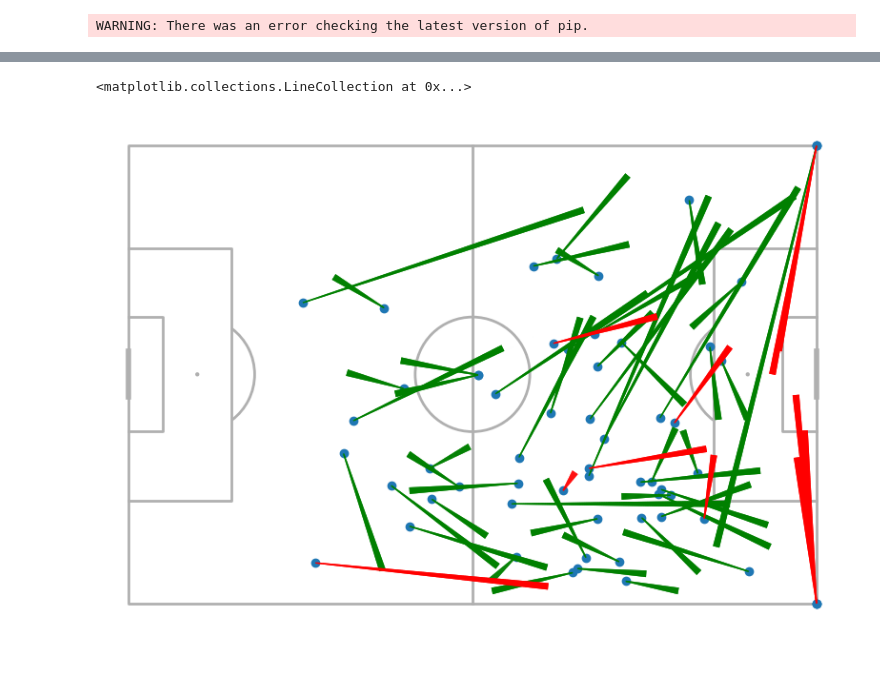
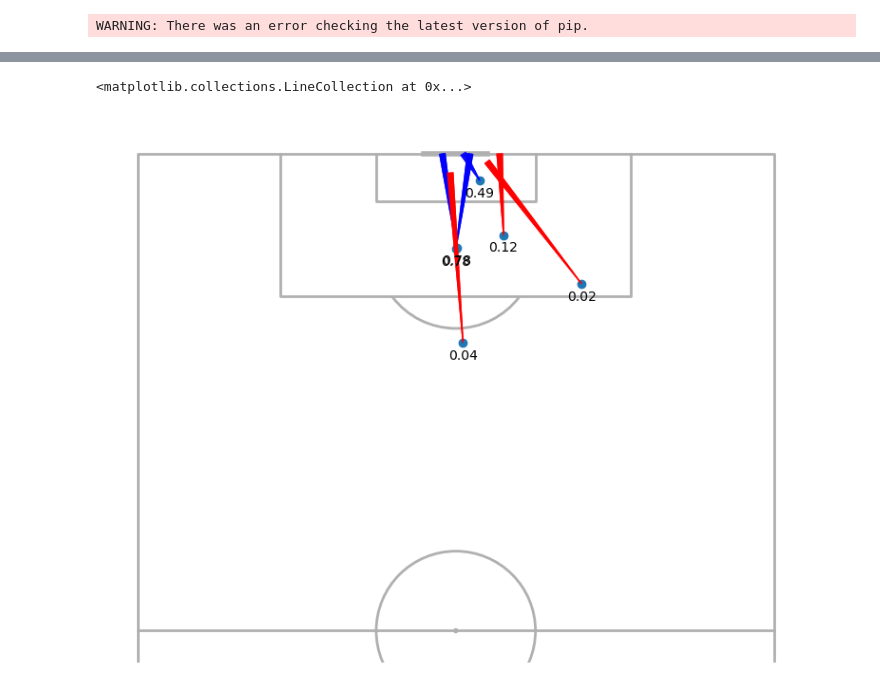
Before and after one commit to victortaouil/StatsBomb_Analysis, a Jupyter notebook: StatsBomb_Messi_Shots.ipynb, the cells around one changed output, grey strips where cells are left out. Saved outputs shown, nothing was run; the diff lists cells and outputs as text; code cells hidden in the pictures.

Commit message:
new analysis over Messi shots

```diff
--- a/StatsBomb_Messi_Shots.ipynb
+++ b/StatsBomb_Messi_Shots.ipynb
@@ -175,6 +175,11 @@ Requirement already satisfied: certifi>=2017.4.17 in c:\users\victo\anaconda3\li
 Requirement already satisfied: six>=1.5 in c:\users\victo\anaconda3\lib\site-packages (from python-dateutil>=2.7->matplotlib>=3.6->mplsoccer) (1.16.0)
 WARNING: There was an error checking the latest version of pip.
 # %%
-# We'll filter messi's passes in two categories: right and wrong passes
+# We'll filter messi's passes in two categories: right and wrong shots and their xG
+import math
 
-messi_shots.columns
+xG_messi_shot = messi_shots['shot_statsbomb_xg']
+xG_messi_shot  = xG_messi_shot.round(2)
+
+goal_shots = messi_shots['shot_outcome'].loc[messi_shots['shot_outcome'] == 'Goal']
+non_goal_shots = messi_shots['shot_outcome'].loc[messi_shots['shot_outcome'] != 'Goal']
@@ -199,14 +186,17 @@ Index(['50_50', 'bad_behaviour_card', 'ball_receipt_outcome',
 # %%
 #Plotting the pitch with the right passes in green and wrong ones in red. It's important to notice that the Messi's squad is always attacking to the right side of the pitch in this case.
 
-p = Pitch(pitch_type= 'statsbomb')
+p = VerticalPitch(pitch_type= 'statsbomb', half = True)
 
 fig, ax = p.draw(figsize=(8,6))
 
-p.scatter(x = messi_passes['x_loc_start'], y = messi_passes['y_loc_start'], ax=ax)
+p.scatter(x = messi_shots['x_loc_start'], y = messi_shots['y_loc_start'], ax=ax)
 
-p.lines(xstart = messi_passes['x_loc_start'][right_passes.index], ystart=messi_passes['y_loc_start'][right_passes.index], xend= messi_passes['x_loc_end'][right_passes.index], yend= messi_passes['y_loc_end'][right_passes.index], ax=ax, comet= True, color = 'green')
-p.lines(xstart = messi_passes['x_loc_start'][wrong_passes.index], ystart=messi_passes['y_loc_start'][wrong_passes.index], xend= messi_passes['x_loc_end'][wrong_passes.index], yend= messi_passes['y_loc_end'][wrong_passes.index], ax=ax, comet= True, color = 'red')
+for y,x,j in zip(messi_shots['x_loc_start'],messi_shots['y_loc_start'],xG_messi_shot ):
+    p.text((y-1.5), x,j, va='center', ha='center', ax=ax)
+
+p.lines(xstart = messi_shots['x_loc_start'][goal_shots.index], ystart=messi_shots['y_loc_start'][goal_shots.index], xend= messi_shots['x_loc_end'][goal_shots.index], yend= messi_shots['y_loc_end'][goal_shots.index], ax=ax, comet= True, color = 'blue')
+p.lines(xstart = messi_shots['x_loc_start'][non_goal_shots.index], ystart=messi_shots['y_loc_start'][non_goal_shots.index], xend= messi_shots['x_loc_end'][non_goal_shots.index], yend= messi_shots['y_loc_end'][non_goal_shots.index], ax=ax, comet= True, color = 'red')
 # %% [output]
 <matplotlib.collections.LineCollection at 0x...>
-[figure, old version]
+[figure, new version]
```
Also changed, not shown: parts of 2 cells of this notebook.
